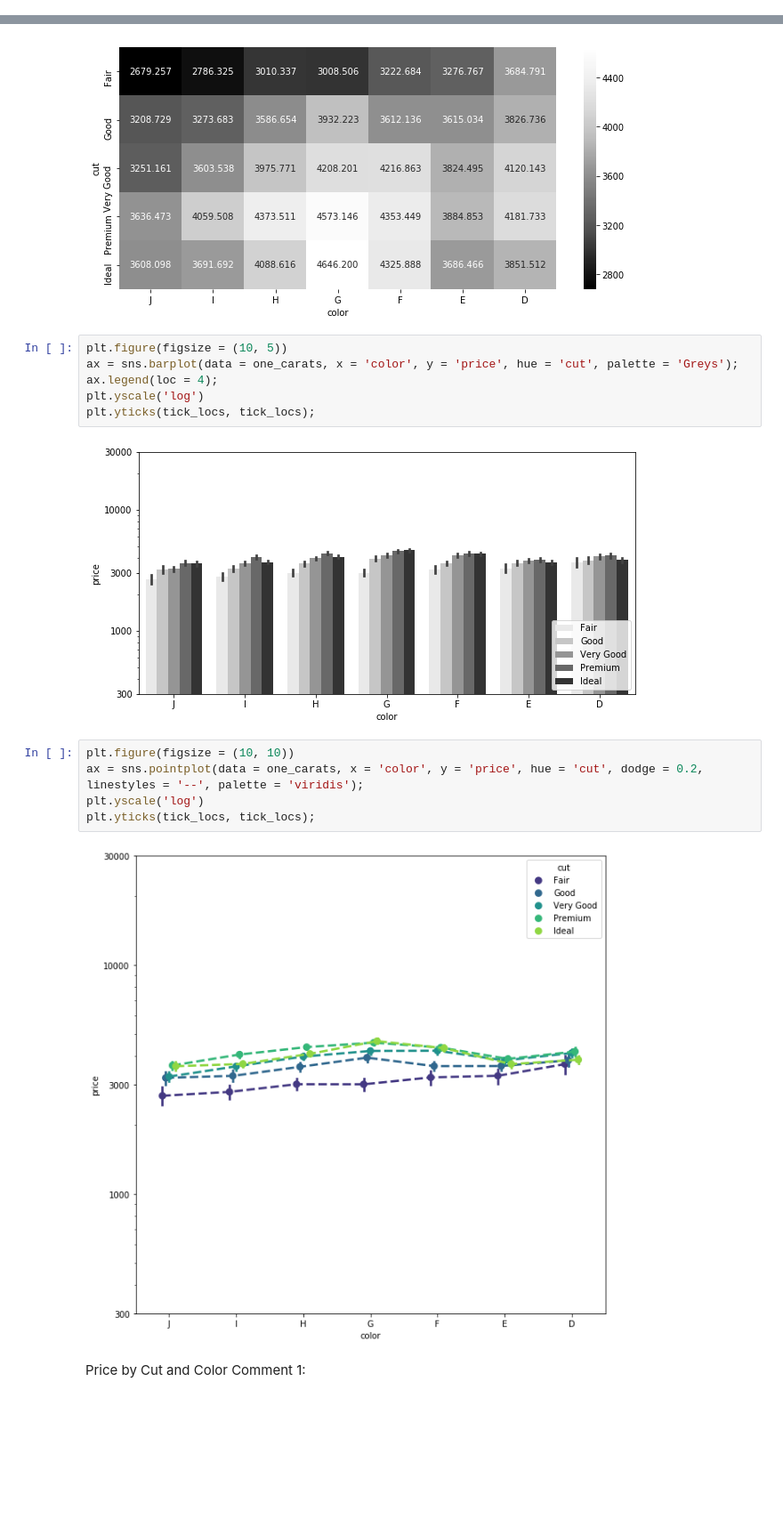
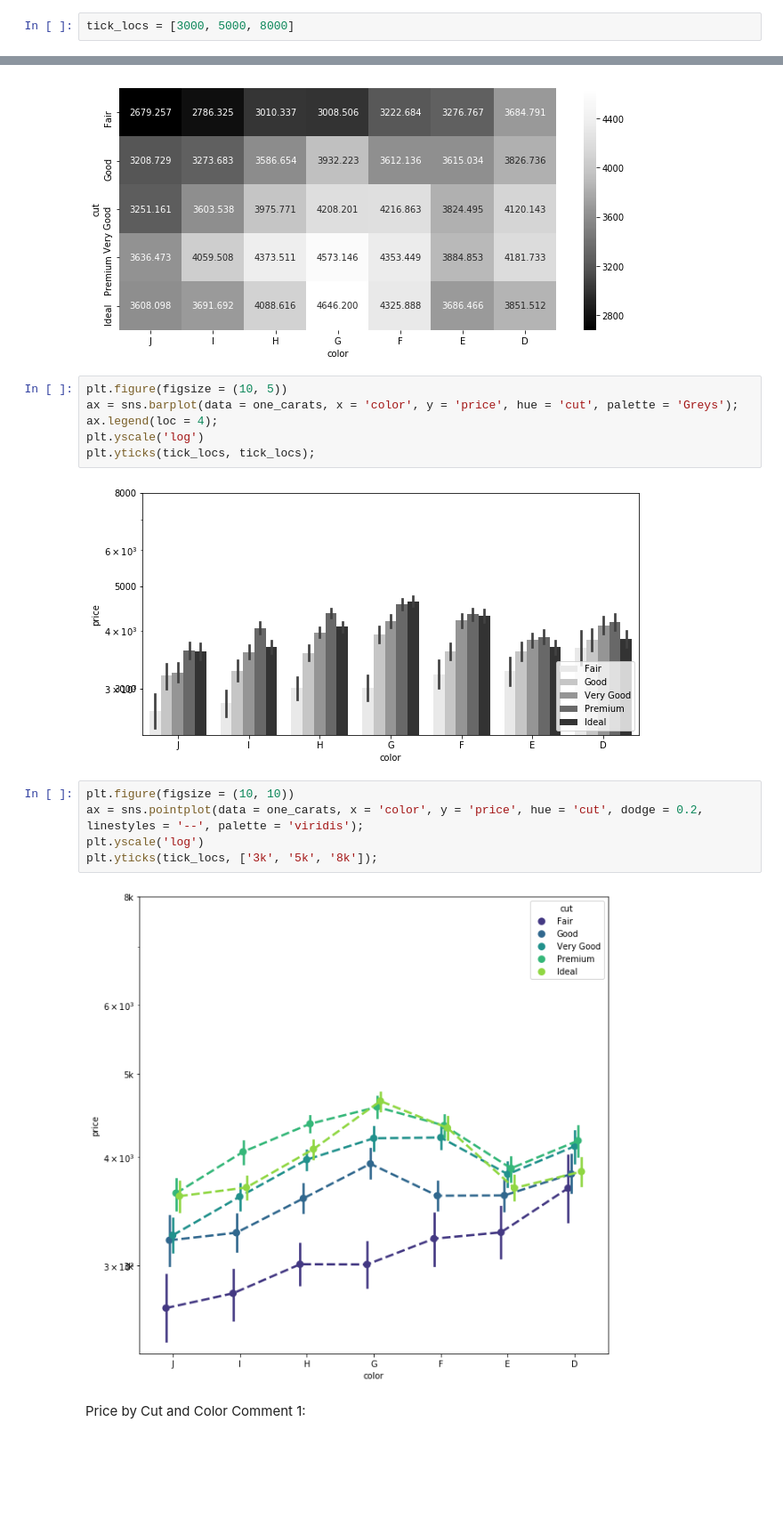
Before and after one commit to deepaksithu/Visualization_Case_Study_Notes, a Jupyter notebook: Multivariate_Exploration.ipynb, the cells around one changed output, grey strips where cells are left out. Shown at 89% size. Saved outputs shown, nothing was run; the diff lists cells and outputs as text; blank space fills up the shorter version.

```diff
--- a/Multivariate_Exploration.ipynb
+++ b/Multivariate_Exploration.ipynb
@@ -96,3 +94,5 @@ tick_locs = [300, 1000, 3000, 10000, 30000]
+# %%
+tick_locs = [3000, 5000, 8000]
 # %%
 cat_means = one_carats.groupby(['color', 'cut']).mean()['price']
 cat_means = cat_means.reset_index(name = 'avg_price')
@@ -108,14 +108,14 @@ ax.legend(loc = 4);
 plt.yscale('log')
 plt.yticks(tick_locs, tick_locs);
 # %% [output]
-[figure, old version]
+[figure, new version]
 # %%
 plt.figure(figsize = (10, 10))
 ax = sns.pointplot(data = one_carats, x = 'color', y = 'price', hue = 'cut', dodge = 0.2, linestyles = '--', palette = 'viridis');
 plt.yscale('log')
-plt.yticks(tick_locs, tick_locs);
+plt.yticks(tick_locs, ['3k', '5k', '8k']);
 # %% [output]
-[figure, old version]
+[figure, new version]
 # %% [markdown]
 Price by Cut and Color Comment 1: <span style="color:white">There's a lot of ways that you could plot one numeric variable against two categorical variables. I think that the clustered box plot or the clustered point plot are the best choices in this case. With the number of category combinations to be plotted (7x5 = 35), it's hard to make full sense of a violin plot's narrow areas; simplicity is better. A clustered bar chart could work, but considering that price should be on a log scale, there isn't really a nice baseline that would work well.</span>
 # %% [markdown]
```
Also changed, not shown: parts of 4 cells of this notebook, 1 other file.
